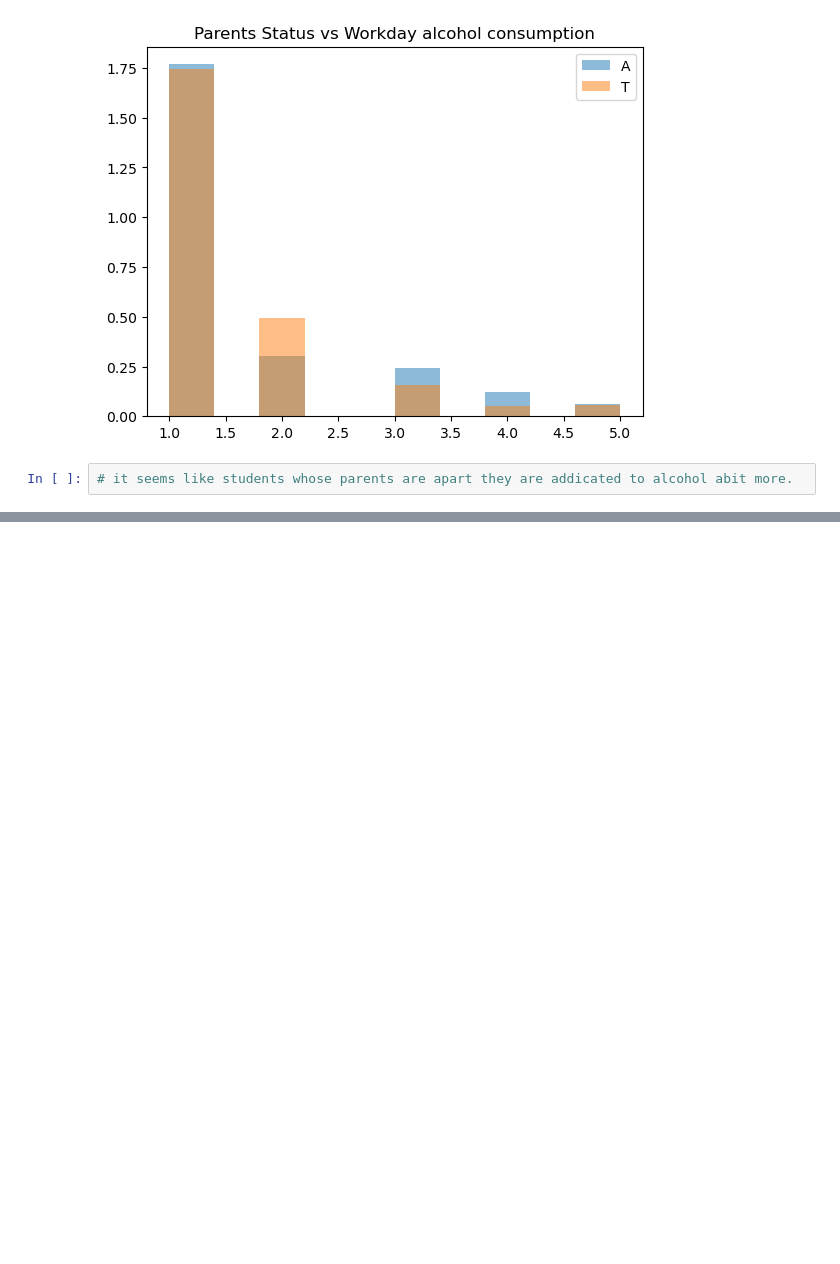
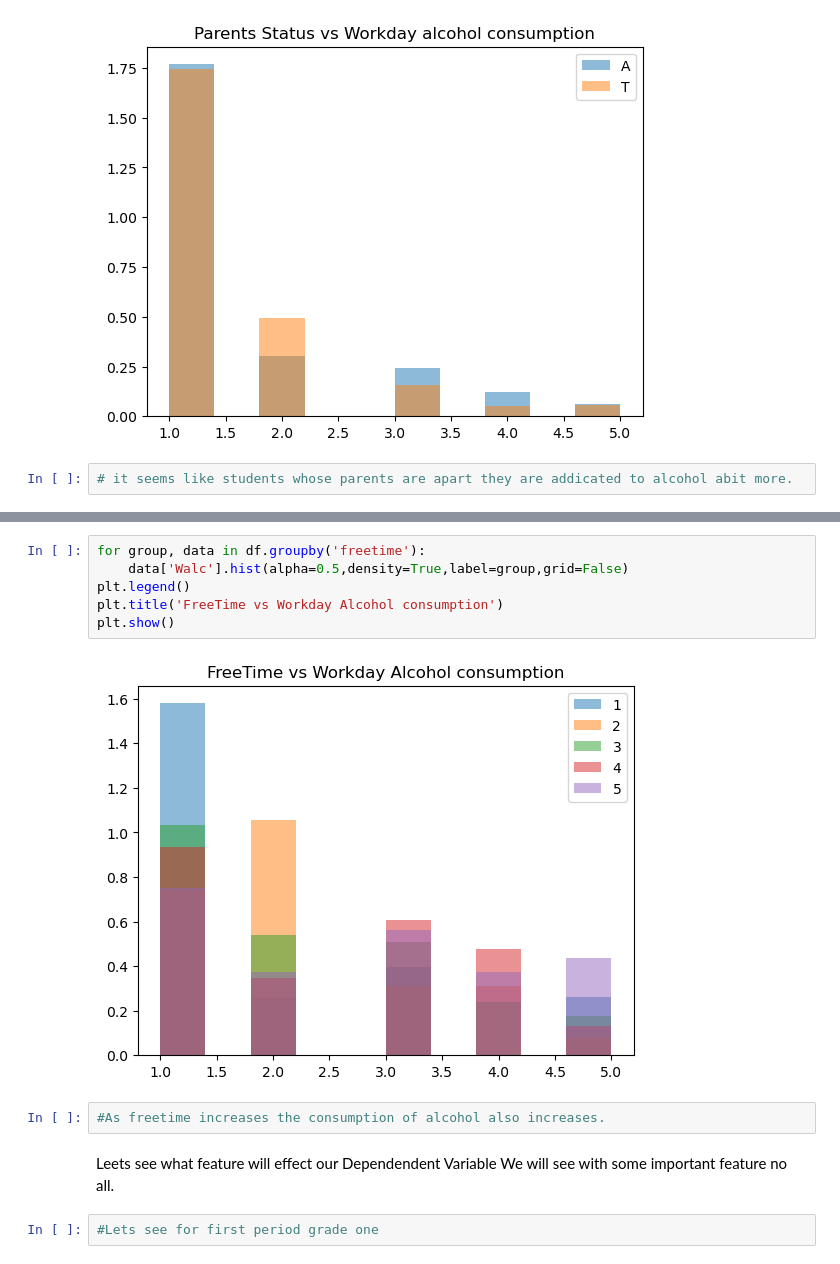
Before and after one commit to sunilbhandari123/alcoholconsumption, a Jupyter notebook: Untitled.ipynb, the cells around one changed output, grey strips where cells are left out. Drawn from its saved outputs; the diff is of its cells as text; blank space fills up the shorter version.

```diff
--- a/Untitled.ipynb
+++ b/Untitled.ipynb
@@ -396,0 +385,14 @@ plt.show()
+# %%
+for group, data in df.groupby('freetime'):
+    data['Walc'].hist(alpha=0.5,density=True,label=group,grid=False)
+plt.legend()
+plt.title('FreeTime vs Workday Alcohol consumption')
+plt.show()
+# %% [output]
+[figure, added]
+# %%
+#As freetime increases the consumption of alcohol also increases.
+# %% [markdown]
+Leets see what feature will effect our Dependendent Variable We will see with some important feature no all.
+# %%
+#Lets see for first period grade one
```
Also changed, not shown: parts of 26 cells of this notebook.
